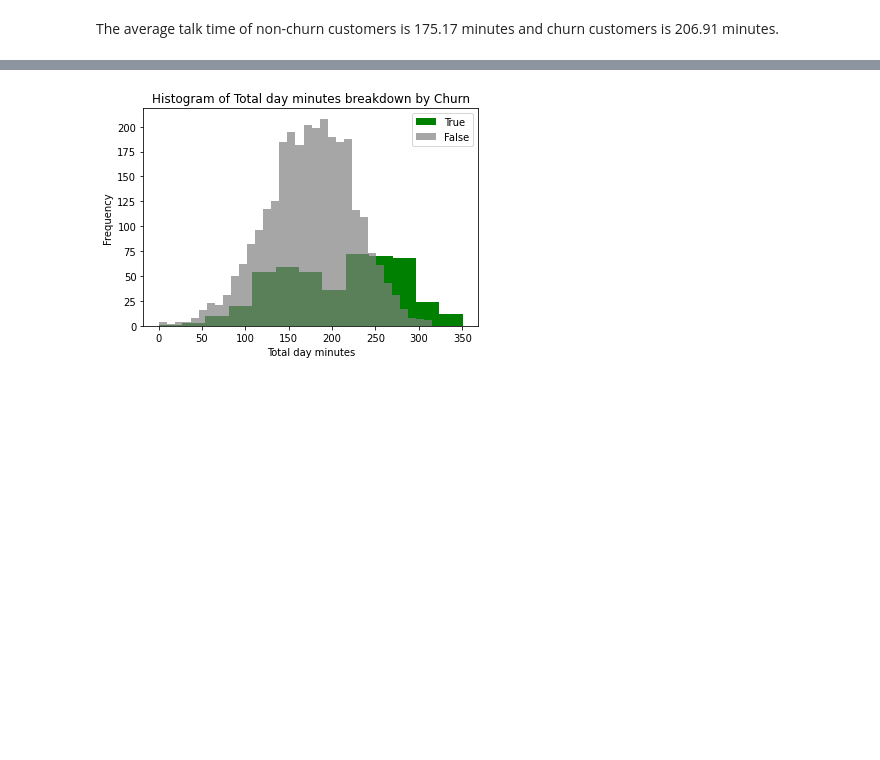
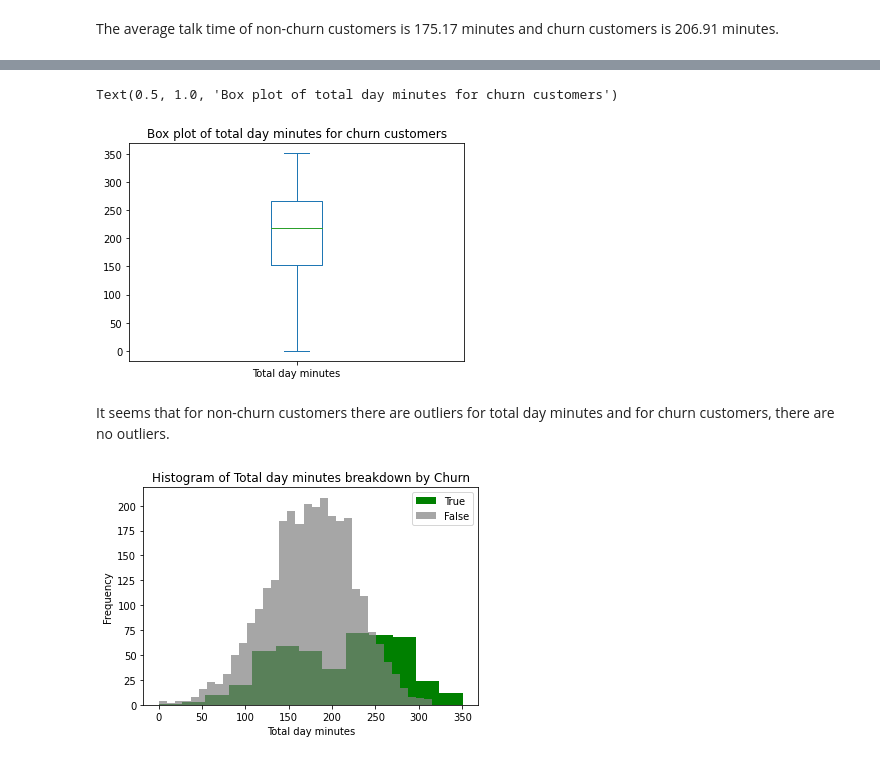
Before and after one commit to nayan136/Capstone-Project---Telecom-Churn-Analysis, a Jupyter notebook: Telecom_Churn_Analysis_New_Capstone_Project.ipynb, the cells around one changed output, grey strips where cells are left out. Cells and saved outputs as stored; diff of their text form; code cells hidden in the pictures; blank space fills up the shorter version.

```diff
--- a/Telecom_Churn_Analysis_New_Capstone_Project.ipynb
+++ b/Telecom_Churn_Analysis_New_Capstone_Project.ipynb
@@ -306,3 +280,11 @@ The average talk time of non-churn customers is 175.17 minutes and churn custome
+# %%
+df[df['Churn'] == True]['Total day minutes'].plot(kind='box')
+plt.title('Box plot of total day minutes for churn customers')
+# %% [output]
+Text(0.5, 1.0, 'Box plot of total day minutes for churn customers')
+[figure, added]
+# %% [markdown]
+It seems that for non-churn customers there are outliers for total day minutes and for churn customers, there are no outliers.
 # %%
 # Histogram of Total day minutes breakdown by Churn
 def plot_hist_y(x,y):
```
Also changed, not shown: parts of 44 cells of this notebook.
